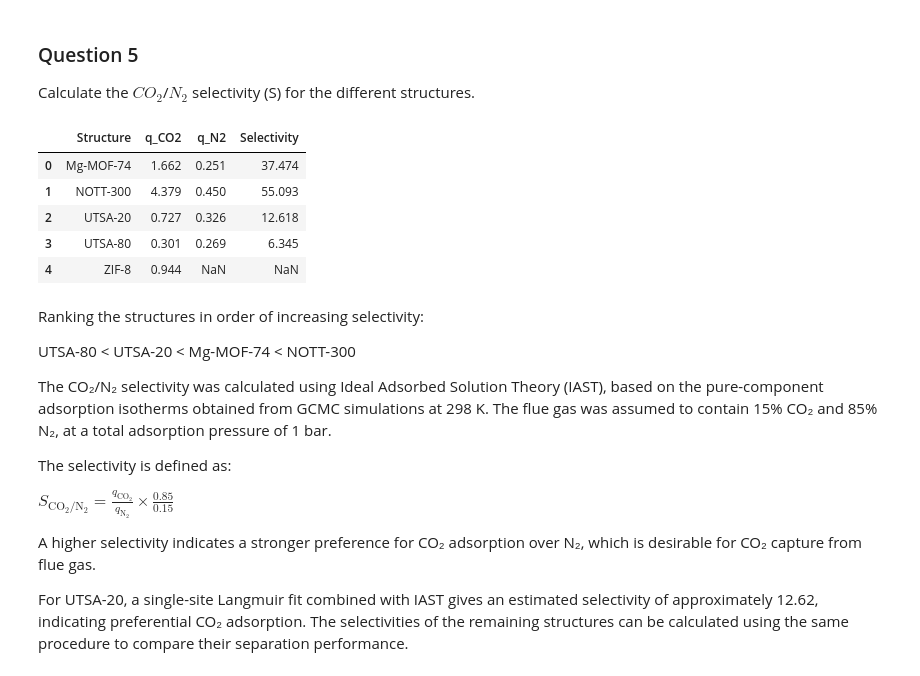
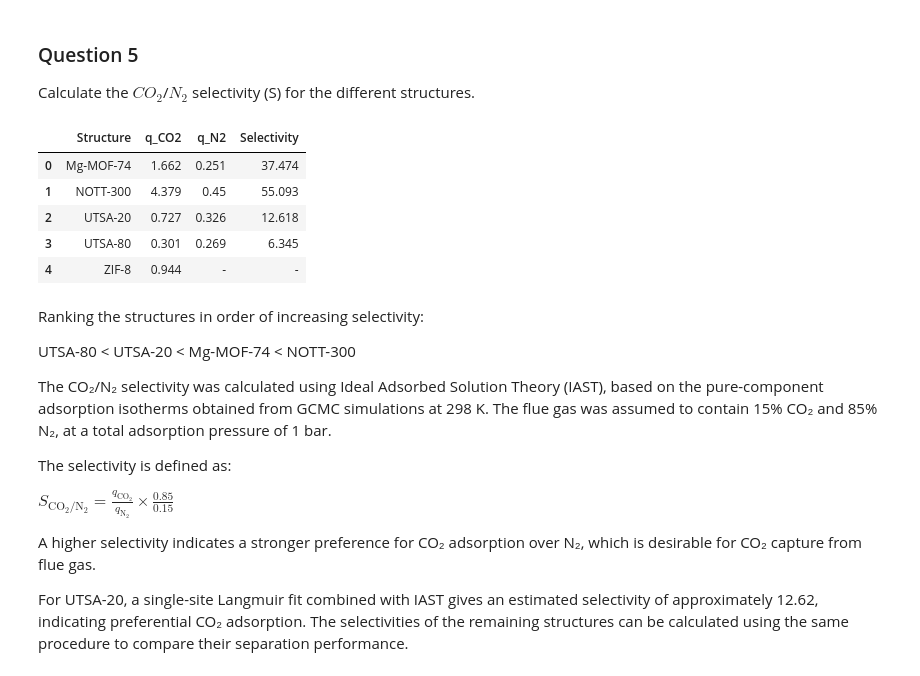
Before and after one commit to taistt/modeling-lab, a Jupyter notebook: GroupL_Block2_project.ipynb, the cells around one changed output. Drawn from its saved outputs; the diff is of its cells as text; code cells hidden in the pictures.

```diff
--- a/GroupL_Block2_project.ipynb
+++ b/GroupL_Block2_project.ipynb
@@ -176,54 +276,28 @@ This can be explained by the shape of the isotherms of Question 3. The isotherm
 # %% [markdown]
 ### Question 5
 Calculate the $CO_2$/$N_2$ selectivity (S) for the different structures.
-# %%
-
-from scipy.optimize import curve_fit, brentq
-
-def langmuir(p, qm, b):
-    return qm * b * p / (1 + b * p)
-
-def fit(df):
-    p, q = isotherm(df)
-    return curve_fit(langmuir, p, q, p0=[max(q), 0.2],
-                     bounds=(0, np.inf))[0]
-
-def iast(c, n):
-    params = [c, n]
-    y = np.array([0.15, 0.85])
-
-    def p0(pi):
-        return np.array([np.expm1(pi / qm) / b for qm, b in params])
-
-    pi = brentq(lambda pi: np.sum(y / p0(pi)) - 1, 1e-10, 100)
-    pressures = p0(pi)
-    x = y / pressures
-    q0 = np.array([langmuir(p, *par) for p, par in zip(pressures, params)])
-    q = x / np.sum(x / q0)
-
-    return q[0], q[1], (q[0] / q[1]) * (0.85 / 0.15)
-
-results = []
-
-for name in co2:
-    if name == "ZIF-8":
-        p, q = isotherm(co2[name])
-        results.append([name, np.interp(1, p, q), np.nan, np.nan])
-    else:
-        results.append([name, *iast(fit(co2[name]), fit(n2[name]))])
-
-selectivity_df = pd.DataFrame(
-    results, columns=["Structure", "q_CO2", "q_N2", "Selectivity"]
-)
-
-display(selectivity_df.round(3))
-# %% [output]
-|  | Structure | q_CO2 | q_N2 | Selectivity |
-| 0 | Mg-MOF-74 | 1.662 | 0.251 | 37.474 |
-| 1 | NOTT-300 | 4.379 | 0.450 | 55.093 |
-| 2 | UTSA-20 | 0.727 | 0.326 | 12.618 |
-| 3 | UTSA-80 | 0.301 | 0.269 | 6.345 |
-| 4 | ZIF-8 | 0.944 | NaN | NaN |
+# %%
+results = []
+
+for name in co2:
+    if not (has_isotherm(co2[name]) and has_isotherm(n2[name])):
+        p, q = isotherm(co2[name])
+        results.append([name, np.interp(1, p, q), np.nan, np.nan])
+    else:
+        results.append([name, *iast(fit(co2[name]), fit(n2[name]))])
+
+selectivity_df = pd.DataFrame(
+    results, columns=["Structure", "q_CO2", "q_N2", "Selectivity"]
+)
+
+display(selectivity_df.round(3).fillna("-"))
+# %% [output]
+|  | Structure | q_CO2 | q_N2 | Selectivity |
+| 0 | Mg-MOF-74 | 1.662 | 0.251 | 37.474 |
+| 1 | NOTT-300 | 4.379 | 0.45 | 55.093 |
+| 2 | UTSA-20 | 0.727 | 0.326 | 12.618 |
+| 3 | UTSA-80 | 0.301 | 0.269 | 6.345 |
+| 4 | ZIF-8 | 0.944 | - | - |
 # %% [markdown]
 Ranking the structures in order of increasing selectivity:
 
```
Also changed, not shown: parts of 10 cells of this notebook.
